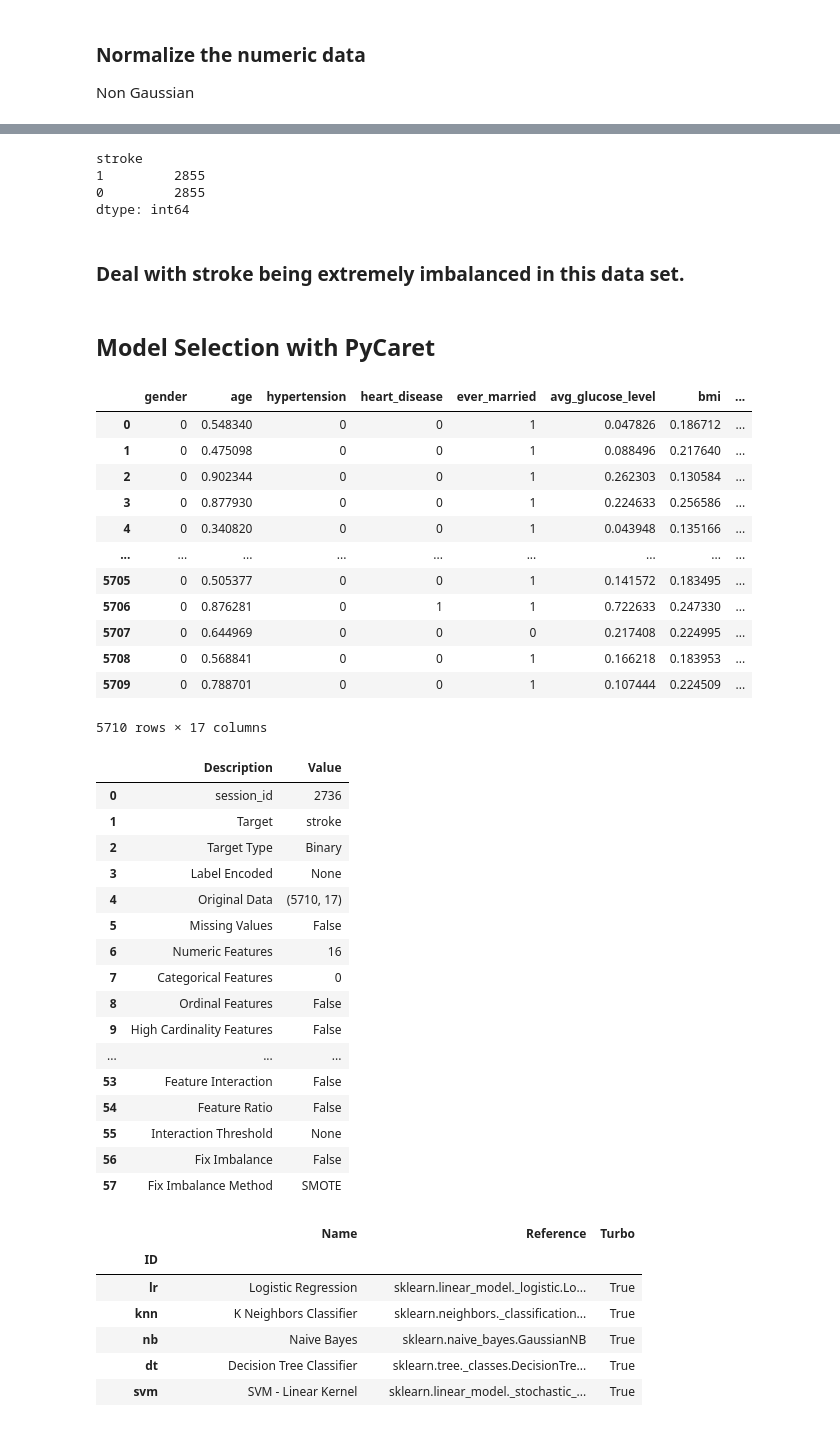
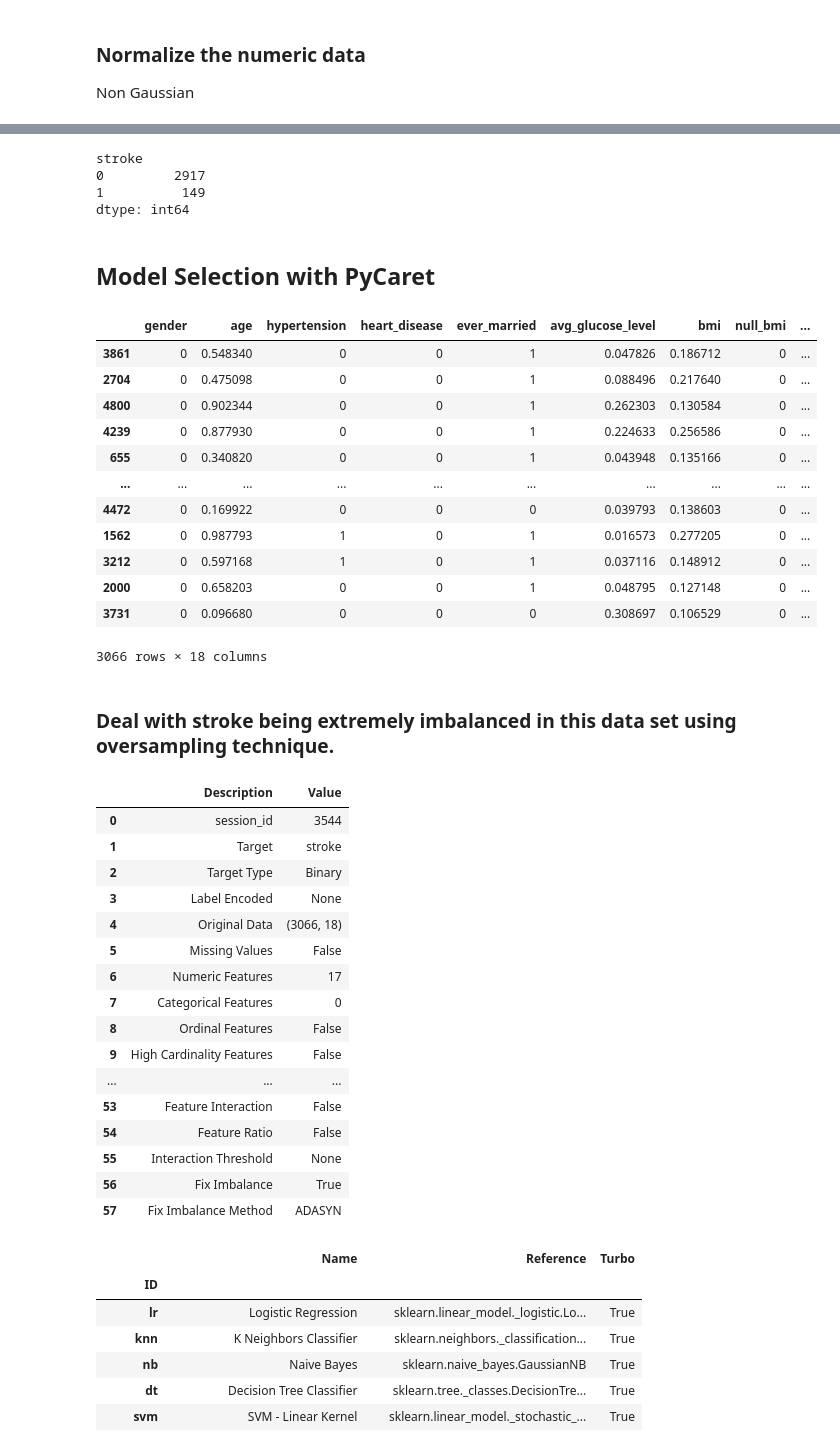
Before and after one commit to SDLoyd/Stroke, a Jupyter notebook: code/stroke.ipynb, the cells around one changed output, grey strips where cells are left out. Drawn from its saved outputs; the diff is of its cells as text; code cells hidden in the pictures.

```diff
--- a/code/stroke.ipynb
+++ b/code/stroke.ipynb
@@ -123,6 +127,9 @@ stroke_df.describe()
 # %%
 # Gather mean for imputation
 bmi_mean = stroke_df.bmi.mean()
+# %%
+# Capture where it was null
+stroke_df['null_bmi'] = np.where(stroke_df.bmi.isnull(), 1, 0)
 # %%
 # Show value
 bmi_mean
@@ -233,18 +245,16 @@ X_train, X_test, y_train, y_test = train_test_split(X, y, test_size=0.2, random_
 X_train, X_val, y_train, y_val = train_test_split(X_train, y_train, test_size=0.25, random_state=1) # 0.25 x 0.8 = 0.2
 # %%
 # Treating Imbalance Data using SMOTE
-smote=SMOTETomek()
-X_train,y_train=smote.fit_resample(X_train,y_train)
+# smote=SMOTETomek()
+# X_train,y_train=smote.fit_resample(X_train,y_train)
 # %%
 # Much better balance
 y_train.value_counts()
 # %% [output]
 stroke
-1         2855
-0         2855
+0         2917
+1          149
 dtype: int64
-# %% [markdown]
-### Deal with stroke being extremely imbalanced in this data set.
 # %% [markdown]
 ## Model Selection with PyCaret
 # %%
@@ -253,30 +263,32 @@ X_train_caret_cat = X_train.copy()
 X_train_caret_cat['stroke'] = y_train['stroke']
 X_train_caret_cat
 # %% [output]
-|  | gender | age | hypertension | heart_disease | ever_married | avg_glucose_level | bmi | ... |
-| 0 | 0 | 0.548340 | 0 | 0 | 1 | 0.047826 | 0.186712 | ... |
-| 1 | 0 | 0.475098 | 0 | 0 | 1 | 0.088496 | 0.217640 | ... |
-| 2 | 0 | 0.902344 | 0 | 0 | 1 | 0.262303 | 0.130584 | ... |
-| 3 | 0 | 0.877930 | 0 | 0 | 1 | 0.224633 | 0.256586 | ... |
-| 4 | 0 | 0.340820 | 0 | 0 | 1 | 0.043948 | 0.135166 | ... |
-| ... | ... | ... | ... | ... | ... | ... | ... | ... |
-| 5705 | 0 | 0.505377 | 0 | 0 | 1 | 0.141572 | 0.183495 | ... |
-| 5706 | 0 | 0.876281 | 0 | 1 | 1 | 0.722633 | 0.247330 | ... |
-| 5707 | 0 | 0.644969 | 0 | 0 | 0 | 0.217408 | 0.224995 | ... |
-| 5708 | 0 | 0.568841 | 0 | 0 | 1 | 0.166218 | 0.183953 | ... |
-| 5709 | 0 | 0.788701 | 0 | 0 | 1 | 0.107444 | 0.224509 | ... |
+|  | gender | age | hypertension | heart_disease | ever_married | avg_glucose_level | bmi | null_bmi | ... |
+| 3861 | 0 | 0.548340 | 0 | 0 | 1 | 0.047826 | 0.186712 | 0 | ... |
+| 2704 | 0 | 0.475098 | 0 | 0 | 1 | 0.088496 | 0.217640 | 0 | ... |
+| 4800 | 0 | 0.902344 | 0 | 0 | 1 | 0.262303 | 0.130584 | 0 | ... |
+| 4239 | 0 | 0.877930 | 0 | 0 | 1 | 0.224633 | 0.256586 | 0 | ... |
+| 655 | 0 | 0.340820 | 0 | 0 | 1 | 0.043948 | 0.135166 | 0 | ... |
+| ... | ... | ... | ... | ... | ... | ... | ... | ... | ... |
+| 4472 | 0 | 0.169922 | 0 | 0 | 0 | 0.039793 | 0.138603 | 0 | ... |
+| 1562 | 0 | 0.987793 | 1 | 0 | 1 | 0.016573 | 0.277205 | 0 | ... |
+| 3212 | 0 | 0.597168 | 1 | 0 | 1 | 0.037116 | 0.148912 | 0 | ... |
+| 2000 | 0 | 0.658203 | 0 | 0 | 1 | 0.048795 | 0.127148 | 0 | ... |
+| 3731 | 0 | 0.096680 | 0 | 0 | 0 | 0.308697 | 0.106529 | 0 | ... |
-5710 rows × 17 columns
+3066 rows × 18 columns
+# %% [markdown]
+### Deal with stroke being extremely imbalanced in this data set using oversampling technique.
 # %%
-exp_clf_cat = setup(X_train_caret_cat, target='stroke')
+exp_clf_cat = setup(X_train_caret_cat, target='stroke', fix_imbalance = True, fix_imbalance_method=ADASYN())
 # %% [output]
 |  | Description | Value |
-| 0 | session_id | 2736 |
+| 0 | session_id | 3544 |
 | 1 | Target | stroke |
 | 2 | Target Type | Binary |
 | 3 | Label Encoded | None |
-| 4 | Original Data | (5710, 17) |
+| 4 | Original Data | (3066, 18) |
 | 5 | Missing Values | False |
-| 6 | Numeric Features | 16 |
+| 6 | Numeric Features | 17 |
 | 7 | Categorical Features | 0 |
 | 8 | Ordinal Features | False |
 | 9 | High Cardinality Features | False |
@@ -284,8 +296,8 @@ exp_clf_cat = setup(X_train_caret_cat, target='stroke')
 | 53 | Feature Interaction | False |
 | 54 | Feature Ratio | False |
 | 55 | Interaction Threshold | None |
-| 56 | Fix Imbalance | False |
-| 57 | Fix Imbalance Method | SMOTE |
+| 56 | Fix Imbalance | True |
+| 57 | Fix Imbalance Method | ADASYN |
 # %%
 models()
 # %% [output]
```
Also changed, not shown: parts of 25 cells of this notebook.
